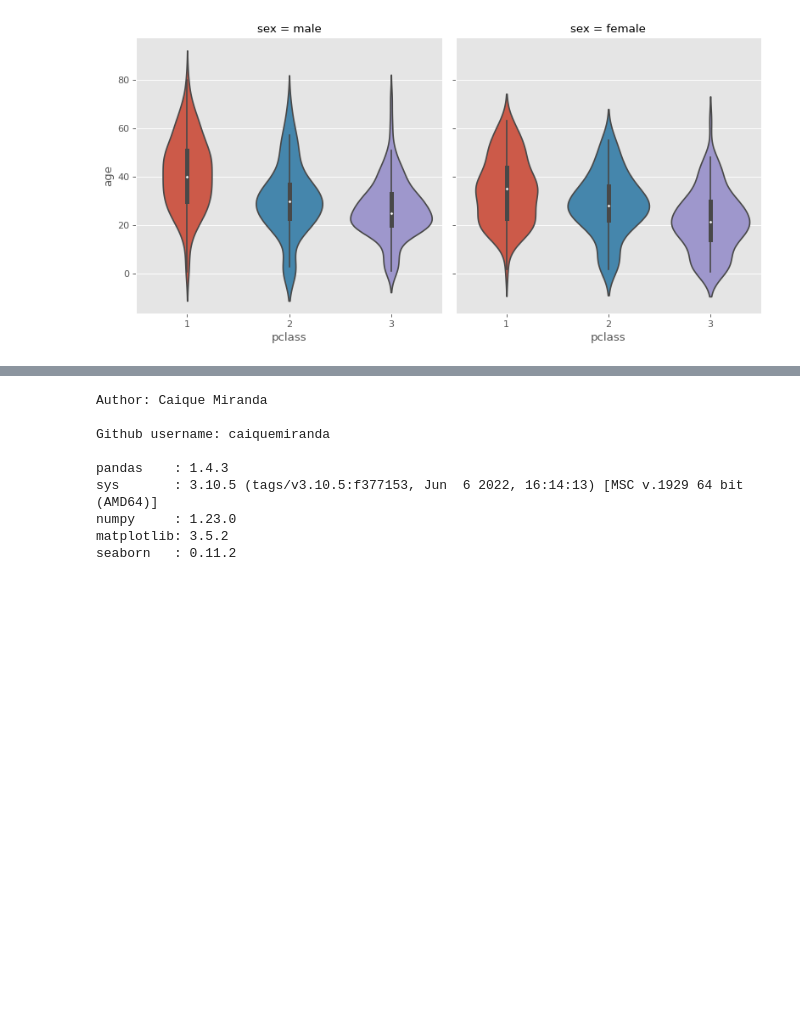
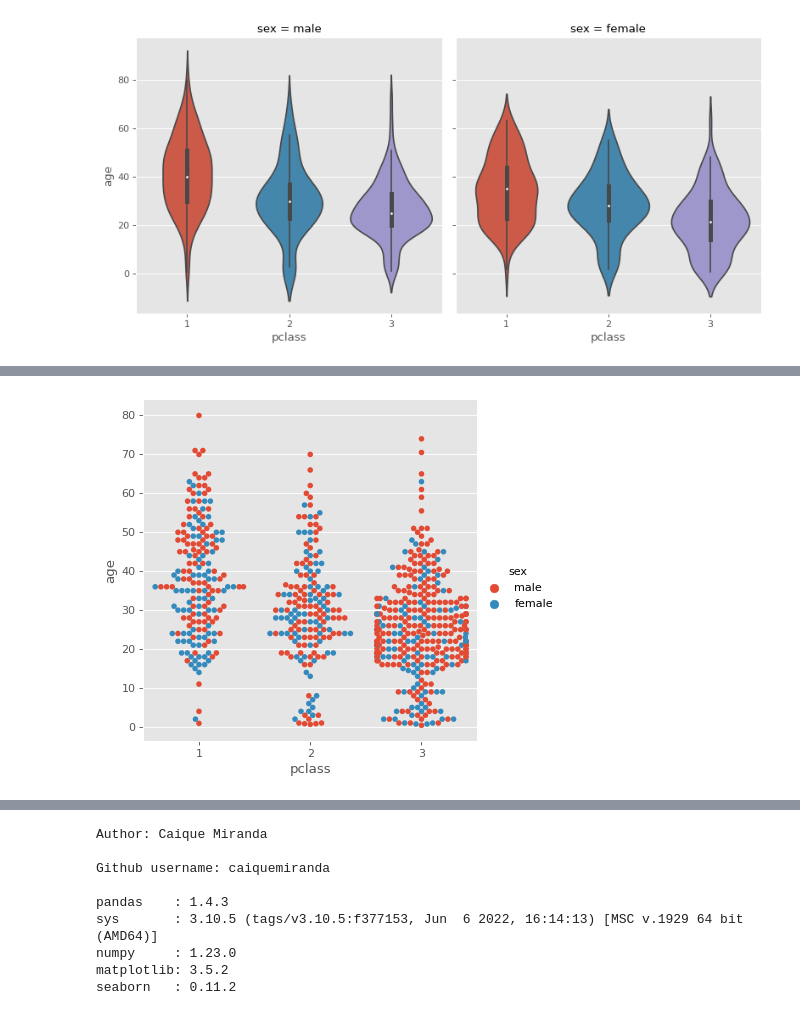
Before and after one commit to caiquemiranda/data-visualization-python, a Jupyter notebook: 10-analysis-visualization-titanic-dataset.ipynb, the cells around one changed output, grey strips where cells are left out. Cells and saved outputs as stored; diff of their text form; code cells hidden in the pictures; blank space fills up the shorter version.

```diff
--- a/10-analysis-visualization-titanic-dataset.ipynb
+++ b/10-analysis-visualization-titanic-dataset.ipynb
@@ -463,0 +471,8 @@ sns.catplot(x= 'pclass',
+# %%
+sns.catplot(x= 'pclass',
+            y= 'age',
+            data= titanic,
+            kind= 'swarm',
+            hue= 'sex');
+# %% [output]
+[figure, added]
```
Also changed, not shown: parts of 6 cells of this notebook.
